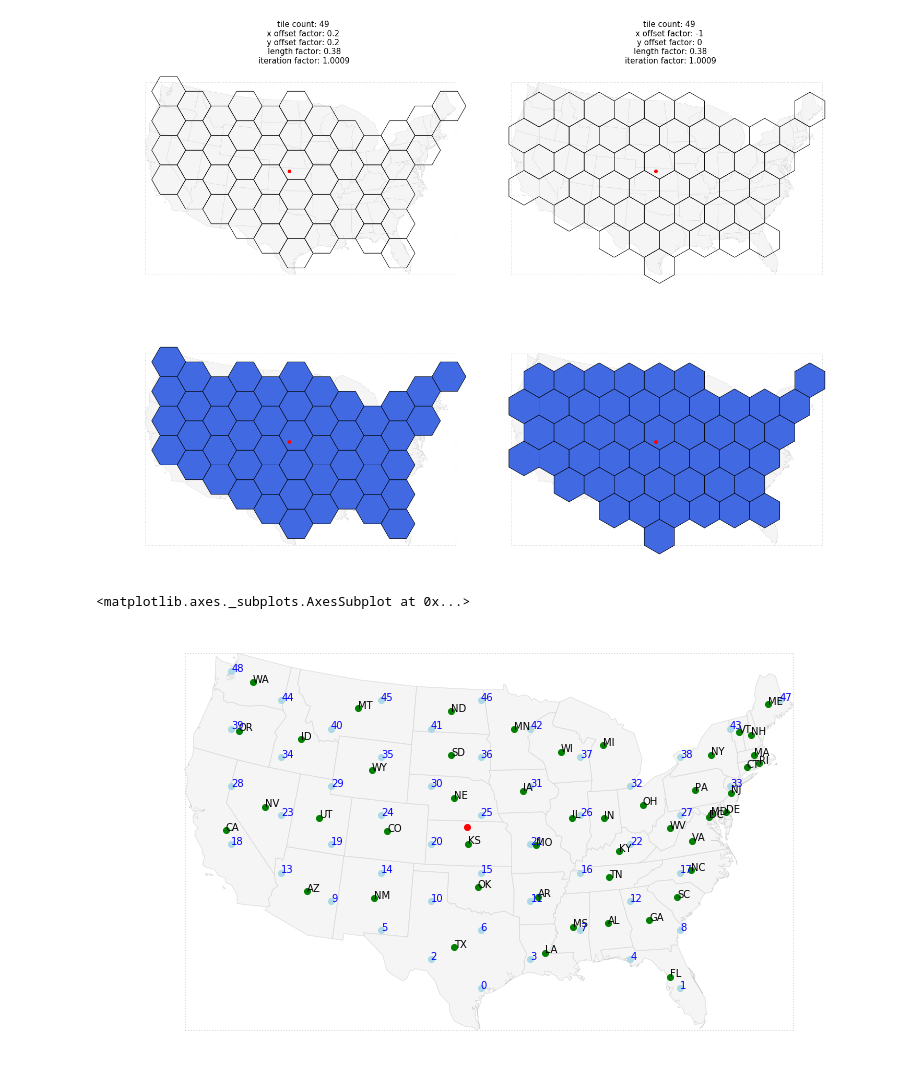
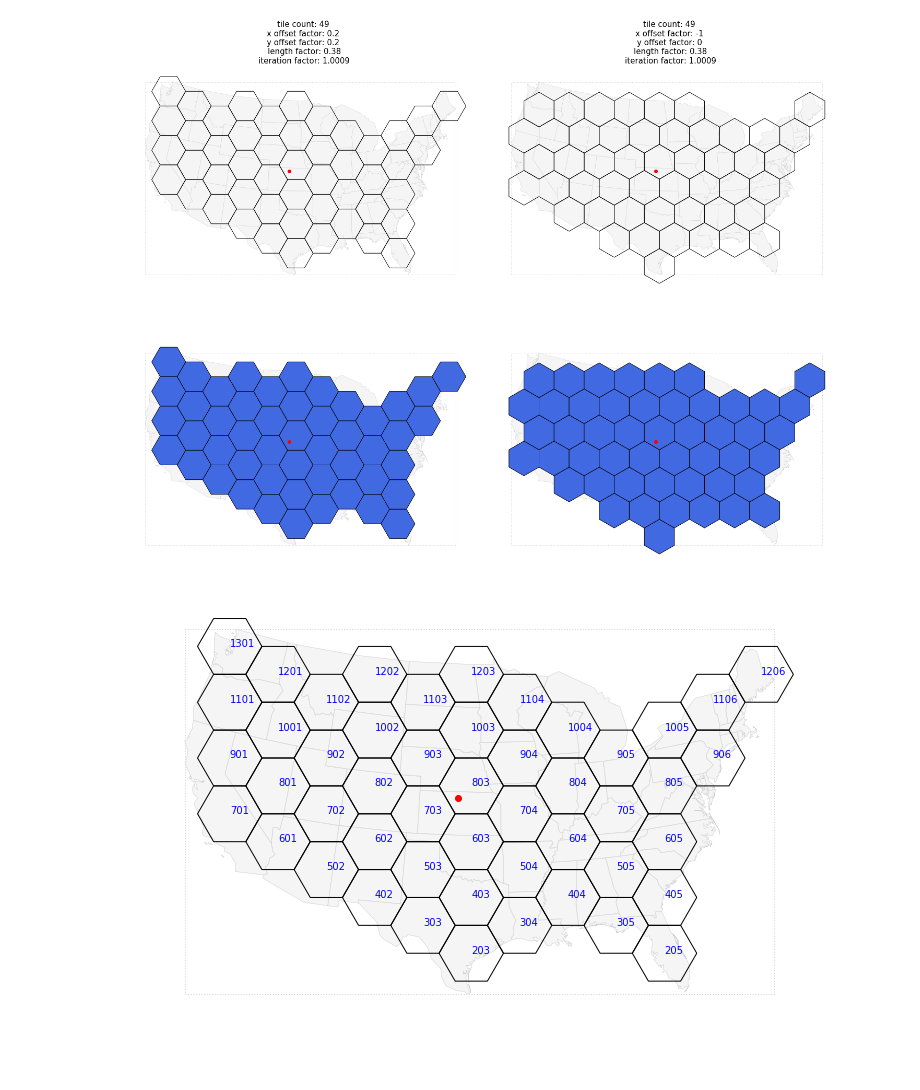
Before and after one commit to deitelberg/Python-projects, a Jupyter notebook: gridmap_refactor.ipynb, the cells around one changed output. Saved outputs shown, nothing was run; the diff lists cells and outputs as text; code cells hidden in the pictures.

```diff
--- a/gridmap_refactor.ipynb
+++ b/gridmap_refactor.ipynb
@@ -13,17 +13,24 @@ from tabulate import tabulate
 from shapely.geometry import Polygon, Point
 from math import sqrt
 from shapely.affinity import translate
+# %%
+tile_id = 'tile_id'
+admin_id = 'admin_id'
+admin_id_admin = 'admin_id_admin'
+admin_id_tile = 'admin_id_tile'
+jo_tile = 'join_order_tile'
+jo_admin = 'join_order_admin'
 # %%
 polys = c.kenya_counties_msSimplified
 polys = c.USA_extraSimp
 #keep_flds = ['County', 'CID'] #Kenya
-keep_flds = ['NAME_1', 'short_name'] #USA
+keep_flds = ['NAME_1', admin_id] #USA
 os.path.isfile(polys)
 # %% [output]
 True
 # %%
 admin = gpd.read_file(polys).to_crs({'init': 'epsg:5070'})
-admin['short_name'] = admin['HASC_1'].str.split('.').str[1]
+admin[admin_id] = admin['HASC_1'].str.split('.').str[1]
 admin = admin.sort_values(by='NAME_1').reset_index(drop=True)
 admin = admin.rename(columns={'geometry': 'geom_poly'}).set_geometry('geom_poly')
 keep_flds.append(admin.geometry.name)
@@ -166,6 +173,8 @@ def build_hexagon(x, y, length, bearing):
     return hex_poly
 
 def tesselate_hexagons_translate(bb, hull, length, x_offset_factor, y_offset_factor, flat='up'):
+    x_row = 100
+    y_col = 0
     hexes = []
     x_offset_seed = x_offset_factor * length
     y_offset_seed = y_offset_factor * length
@@ -188,7 +197,9 @@ def tesselate_hexagons_translate(bb, hull, length, x_offset_factor, y_offset_fac
     shift = 1
     xy_inside_bbox = True
     while xy_inside_bbox:
+        y_col += 1
         hex_gdf = gpd.GeoDataFrame(pd.DataFrame({'geom_poly': [hexagon]}), geometry='geom_poly')
+        hex_gdf[tile_id] = (x_row + y_col)
         centroid = hexagon.centroid
 
         x_inside = ((centroid.x >= bb['minx'] - abs(x_offset_seed)) and
@@ -224,6 +235,8 @@ def tesselate_hexagons_translate(bb, hull, length, x_offset_factor, y_offset_fac
                 else:
                     move_y = 1.5 * length * row
                     move_x = -((0.5 * sqrt(3) * length))# + x_offset_seed)
+            x_row += 100
+            y_col = 0
             row+=1
 
         else:
@@ -231,14 +244,13 @@ def tesselate_hexagons_translate(bb, hull, length, x_offset_factor, y_offset_fac
 
         hexagon = translate(hexagon, xoff=move_x, yoff=move_y)
 
-
     hexes_gdf = gpd.GeoDataFrame(pd.concat(hexes, ignore_index=True, sort=False), crs=hexes[0].crs, geometry='geom_poly')
     hexes_gdf = add_centroid_geom(hexes_gdf)
     return hexes_gdf
 
 def iterate_size(adm, bb, flat, x_offset_factor, y_offset_factor, len_factor, iter_factor): #x_offset_factor should be between -1 and 1
     length = max(bb['rangex'], bb['rangey']) / (len(adm) * len_factor)
-    print(length)
+    print('\nFlat side: {}'.format(flat))
 
     hex_count = len(adm) + 1
     i = 1
@@ -251,7 +263,7 @@ def iterate_size(adm, bb, flat, x_offset_factor, y_offset_factor, len_factor, it
                                                 flat=flat)
         hex_count = len(hexagons)
 
-        print('Iteration: {}  hexagons: {}  length: {}'.format(i, hex_count, length))
+        print('i{} h{}...'.format(i, hex_count), end =' ')
         length = length * iter_factor
         i+=1
 
@@ -263,11 +275,14 @@ xofac2 = -1
 yofac2 = 0
 lfac   = 0.38
 ifac   = 1.0009
+
 hexagons_up = iterate_size(admin, bbox, flat='up',
                            x_offset_factor=xofac1, y_offset_factor=yofac1,
                            len_factor=lfac, iter_factor=ifac)
+
 hexagons_side = iterate_size(admin, bbox, flat='side',
                              x_offset_factor=xofac2, y_offset_factor=yofac2,
                              len_factor=lfac, iter_factor=ifac)
-#hexagons_side = iterate_size(admin, bbox, flat='side', iter_factor=1.0015)
+
+hexagons_up.head(10)
 # %% [output]
@@ -348,18 +361,16 @@ plt.show()
 # %%
 fig, ax = plt.subplots(nrows=1, ncols=1, figsize=(12, 10))
 ax.set_axis_off()
 admin.set_geometry('geom_poly').plot(ax=ax, linewidth=0.5,
                                      edgecolor='lightgrey', color='whitesmoke')
 bbox_gdf.plot(ax=ax, facecolor="none", edgecolor='lightgrey', linestyle=':')
-#hexagons_up.plot(ax=ax, edgecolor='black', facecolor="none")
+hexagons_up.plot(ax=ax, edgecolor='black', facecolor="none")
 admin_hulls_dissolved.set_geometry('geom_centroid').plot(ax=ax, color='red')
-hexagons_up.set_geometry('geom_centroid').plot(ax=ax, color='lightblue')
-display_point_labels(admin.set_geometry('geom_centroid'), 'short_name', c='black')
-hexagons_up['idx'] = hexagons_up.index
-display_point_labels(hexagons_up.set_geometry('geom_centroid'), 'idx')
+#hexagons_up.set_geometry('geom_centroid').plot(ax=ax, color='lightblue')
+#display_point_labels(admin.set_geometry('geom_centroid'), admin_id, c='black')
+display_point_labels(hexagons_up.set_geometry('geom_centroid'), tile_id)
 
-admin.set_geometry('geom_centroid').plot(ax=ax, color='green')
+#admin.set_geometry('geom_centroid').plot(ax=ax, color='green')
 # %% [output]
-<matplotlib.axes._subplots.AxesSubplot at 0x...>
-[figure, old version]
+[figure, new version]
 # %%
```
Also changed, not shown: parts of 7 cells of this notebook.
